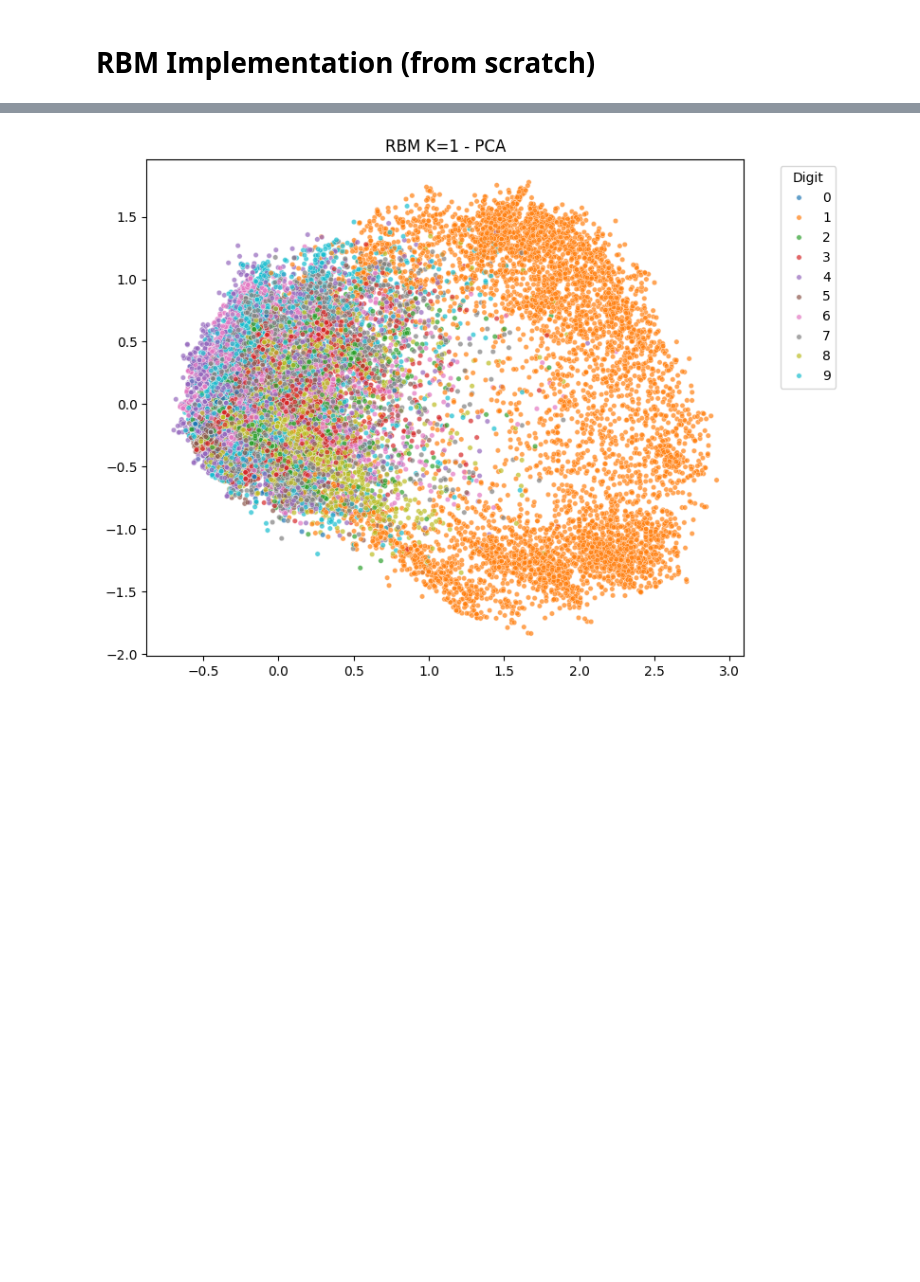
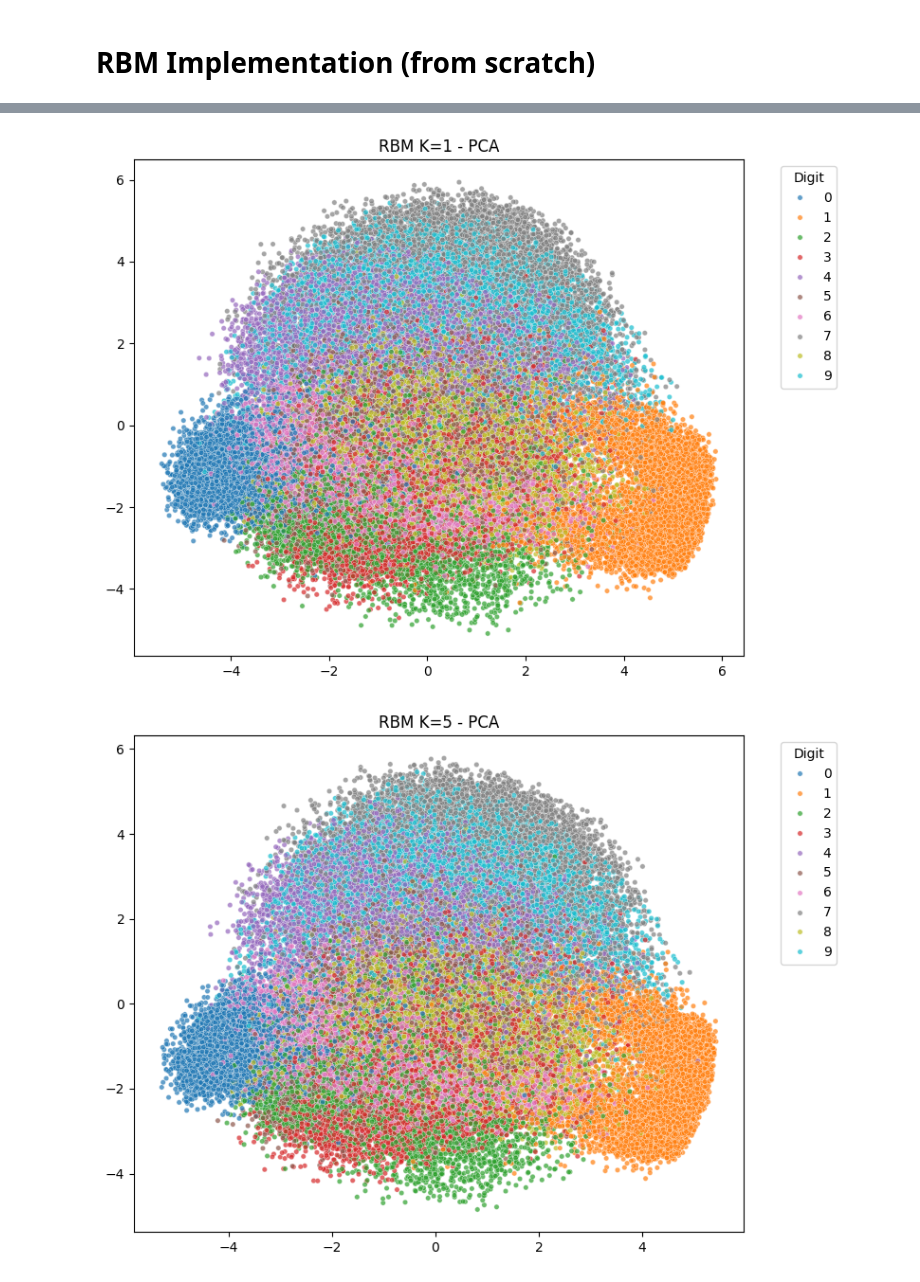
Before and after one commit to andr3w1699/Intelligent_System_for_Pattern_Recognition, a Jupyter notebook: SecondAssignement.ipynb, the cells around one changed output, grey strips where cells are left out. Cells and saved outputs as stored; diff of their text form; code cells hidden in the pictures; blank space fills up the shorter version.

```diff
--- a/SecondAssignement.ipynb
+++ b/SecondAssignement.ipynb
@@ -282,8 +301,8 @@ def get_encoded_features(rbm, data_loader):
             labels.append(targets.numpy())
     return np.vstack(features), np.hstack(labels)
 
-X_train_k1, y_train = get_encoded_features(rbm_k1, train_loader)
-X_test_k1, y_test = get_encoded_features(rbm_k1, test_loader)
+X_train_k1, y_train_k1 = get_encoded_features(rbm_k1, train_loader)
+X_test_k1, y_test_k1 = get_encoded_features(rbm_k1, test_loader)
 
-X_train_k5, _ = get_encoded_features(rbm_k5, train_loader)
-X_test_k5, _ = get_encoded_features(rbm_k5, test_loader)
+X_train_k5, y_train_k5 = get_encoded_features(rbm_k5, train_loader)
+X_test_k5, y_test_k5 = get_encoded_features(rbm_k5, test_loader)
@@ -305,0 +309,26 @@ Accuracy with K=5: 5.61%
+# %%
+# --- Classifier for RBM with k=1 ---
+clf_k1 = LogisticRegression(max_iter=1000)
+clf_k1.fit(X_train_k1, y_train_k1)
+
+# Predictions
+train_pred_k1 = clf_k1.predict(X_train_k1)
+test_pred_k1 = clf_k1.predict(X_test_k1)
+
+# Accuracy
+train_acc_k1 = accuracy_score(y_train_k1, train_pred_k1)
+test_acc_k1 = accuracy_score(y_test_k1, test_pred_k1)
+
+# --- Classifier for RBM with k=5 ---
+clf_k5 = LogisticRegression(max_iter=1000)
+clf_k5.fit(X_train_k5, y_train_k5)
+
+train_pred_k5 = clf_k5.predict(X_train_k5)
+test_pred_k5 = clf_k5.predict(X_test_k5)
+
+train_acc_k5 = accuracy_score(y_train_k5, train_pred_k5)
+test_acc_k5 = accuracy_score(y_test_k5, test_pred_k5)
+
+# Print results
+print(f"RBM k=1 - Train Accuracy: {train_acc_k1 * 100:.2f}% | Test Accuracy: {test_acc_k1 * 100:.2f}%")
+print(f"RBM k=5 - Train Accuracy: {train_acc_k5 * 100:.2f}% | Test Accuracy: {test_acc_k5 * 100:.2f}%")
@@ -313,26 +345,27 @@ plt.show()
 # %%
 def plot_embedding(X, y, method='pca', title=''):
     if method == 'pca':
         reducer = PCA(n_components=2)
     elif method == 'tsne':
         reducer = TSNE(n_components=2, perplexity=30, learning_rate=200, random_state=42)
     else:
         raise ValueError("Method must be 'pca' or 'tsne'")
 
     X_embedded = reducer.fit_transform(X)
 
     plt.figure(figsize=(8, 6))
     sns.scatterplot(x=X_embedded[:, 0], y=X_embedded[:, 1], hue=y, palette="tab10", s=15, alpha=0.7)
     plt.title(title)
     plt.legend(title='Digit', bbox_to_anchor=(1.05, 1), loc='upper left')
     plt.tight_layout()
     plt.show()
 
 
-plot_embedding(X_train_k1, y_train, method='pca', title='RBM K=1 - PCA')
-plot_embedding(X_train_k1, y_train, method='tsne', title='RBM K=1 - t-SNE')
+plot_embedding(X_train_k1, y_train_k1, method='pca', title='RBM K=1 - PCA')
+# plot_embedding(X_train_k1, y_train, method='tsne', title='RBM K=1 - t-SNE')
 
-plot_embedding(X_train_k5, y_train, method='pca', title='RBM K=5 - PCA')
-plot_embedding(X_train_k5, y_train, method='tsne', title='RBM K=5 - t-SNE')
+plot_embedding(X_train_k5, y_train_k5, method='pca', title='RBM K=5 - PCA')
+# plot_embedding(X_train_k5, y_train, method='tsne', title='RBM K=5 - t-SNE')
 # %% [output]
-[figure, old version]
+[figure, new version]
+[figure, added]
```
Also changed, not shown: parts of 6 cells of this notebook.
